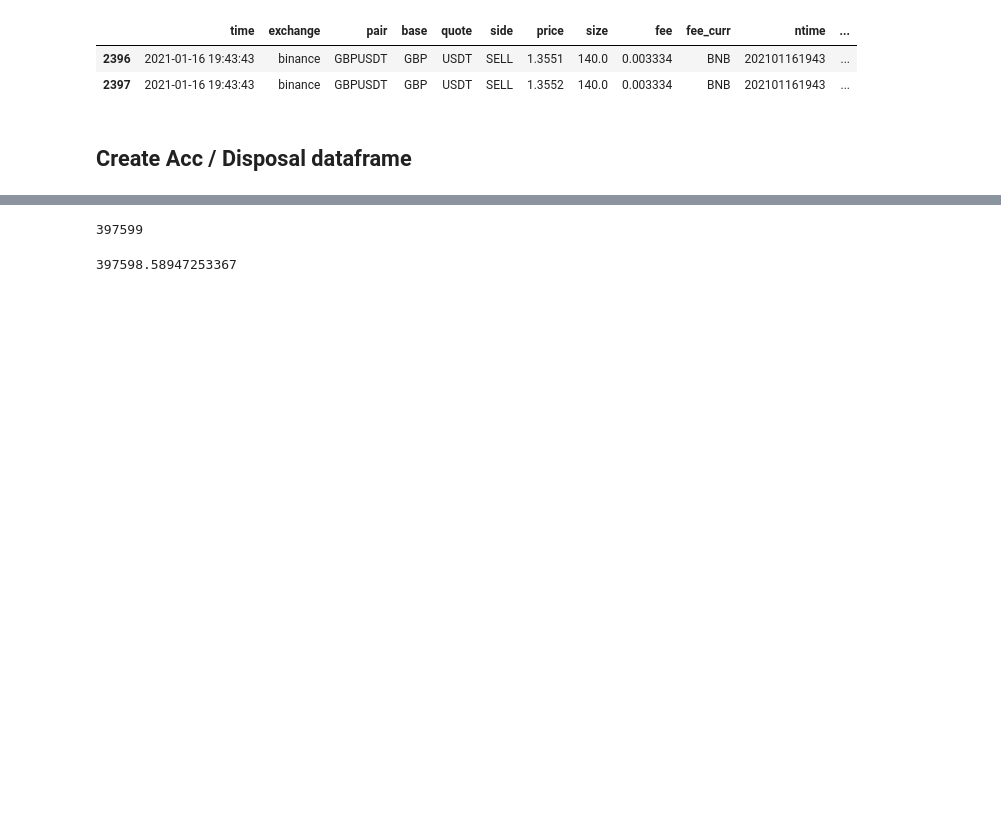
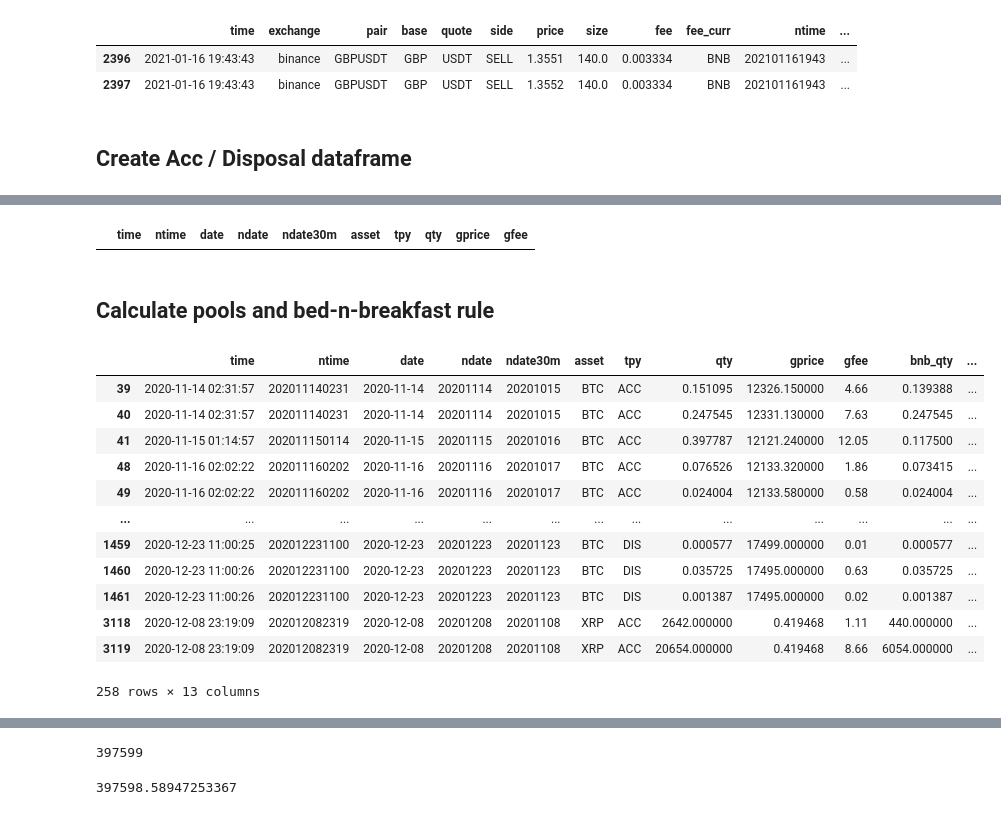
Before and after one commit to petarkabashki/pk-portflolio-manager, a Jupyter notebook: tax-calculator.ipynb, the cells around one changed output, grey strips where cells are left out. Drawn from its saved outputs; the diff is of its cells as text; code cells hidden in the pictures; blank space fills up the shorter version.

```diff
--- a/tax-calculator.ipynb
+++ b/tax-calculator.ipynb
@@ -789,0 +582,50 @@ df_tran.head()
+# %%
+df_acc_dis[df_acc_dis.gprice.isna()],
+df_acc_dis[df_acc_dis.qty.isna()],
+df_acc_dis[df_acc_dis.gfee.isna()]
+# %% [output]
+|  | time | ntime | date | ndate | ndate30m | asset | tpy | qty | gprice | gfee |
+# %% [markdown]
+## Calculate pools and bed-n-breakfast rule
+# %%
+# Bed-n-breakfast rule
+for row in df_acc_dis[df_acc_dis.tpy=='DIS'].itertuples():
+    #bnb rule
+    df_bnb = df_acc_dis[(df_acc_dis.tpy=='ACC') & (df_acc_dis.asset==row.asset) & (df_acc_dis.ndate > row.ndate) & (df_acc_dis.ndate30m <= row.ndate) & (acc_row.qty > acc_row.bnb_qty)]
+    if len(df_bnb) > 0:
+
+        tqty, tcost, tfees = 0,0,0
+        for acc_row in df_bnb.itertuples():
+            dqty = row.qty - tqty
+            aqty = min(dqty, acc_row.qty - acc_row.bnb_qty)
+            df_acc_dis.at[acc_row.Index,'bnb_qty'] = acc_row.bnb_qty + aqty
+
+            tqty += aqty
+            tcost += aqty*acc_row.gprice
+            tfees += acc_row.gfee * aqty / acc_row.qty
+
+
+            if dqty <= 0: break;
+
+        # df_acc_dis.at[row.Index,'qty_left'] = row.qty_left - tqty
+        df_acc_dis.at[row.Index,'bnb_qty'] = tqty
+        df_acc_dis.at[row.Index,'bnb_cost'] = tcost
+        df_acc_dis.at[row.Index,'bnb_fees'] = tfees + row.gfee*tqty/row.qty
+        # print(len(df_bnb),row,df_bnb)
+
+
+df_acc_dis[(df_acc_dis.bnb_qty!=0)]
+# %% [output]
+|  | time | ntime | date | ndate | ndate30m | asset | tpy | qty | gprice | gfee | bnb_qty | ... |
+| 39 | 2020-11-14 02:31:57 | 202011140231 | 2020-11-14 | 20201114 | 20201015 | BTC | ACC | 0.151095 | 12326.150000 | 4.66 | 0.139388 | ... |
+| 40 | 2020-11-14 02:31:57 | 202011140231 | 2020-11-14 | 20201114 | 20201015 | BTC | ACC | 0.247545 | 12331.130000 | 7.63 | 0.247545 | ... |
+| 41 | 2020-11-15 01:14:57 | 202011150114 | 2020-11-15 | 20201115 | 20201016 | BTC | ACC | 0.397787 | 12121.240000 | 12.05 | 0.117500 | ... |
+| 48 | 2020-11-16 02:02:22 | 202011160202 | 2020-11-16 | 20201116 | 20201017 | BTC | ACC | 0.076526 | 12133.320000 | 1.86 | 0.073415 | ... |
+| 49 | 2020-11-16 02:02:22 | 202011160202 | 2020-11-16 | 20201116 | 20201017 | BTC | ACC | 0.024004 | 12133.580000 | 0.58 | 0.024004 | ... |
+| ... | ... | ... | ... | ... | ... | ... | ... | ... | ... | ... | ... | ... |
+| 1459 | 2020-12-23 11:00:25 | 202012231100 | 2020-12-23 | 20201223 | 20201123 | BTC | DIS | 0.000577 | 17499.000000 | 0.01 | 0.000577 | ... |
+| 1460 | 2020-12-23 11:00:26 | 202012231100 | 2020-12-23 | 20201223 | 20201123 | BTC | DIS | 0.035725 | 17495.000000 | 0.63 | 0.035725 | ... |
+| 1461 | 2020-12-23 11:00:26 | 202012231100 | 2020-12-23 | 20201223 | 20201123 | BTC | DIS | 0.001387 | 17495.000000 | 0.02 | 0.001387 | ... |
+| 3118 | 2020-12-08 23:19:09 | 202012082319 | 2020-12-08 | 20201208 | 20201108 | XRP | ACC | 2642.000000 | 0.419468 | 1.11 | 440.000000 | ... |
+| 3119 | 2020-12-08 23:19:09 | 202012082319 | 2020-12-08 | 20201208 | 20201108 | XRP | ACC | 20654.000000 | 0.419468 | 8.66 | 6054.000000 | ... |
+258 rows × 13 columns
```
Also changed, not shown: parts of 15 cells of this notebook.
